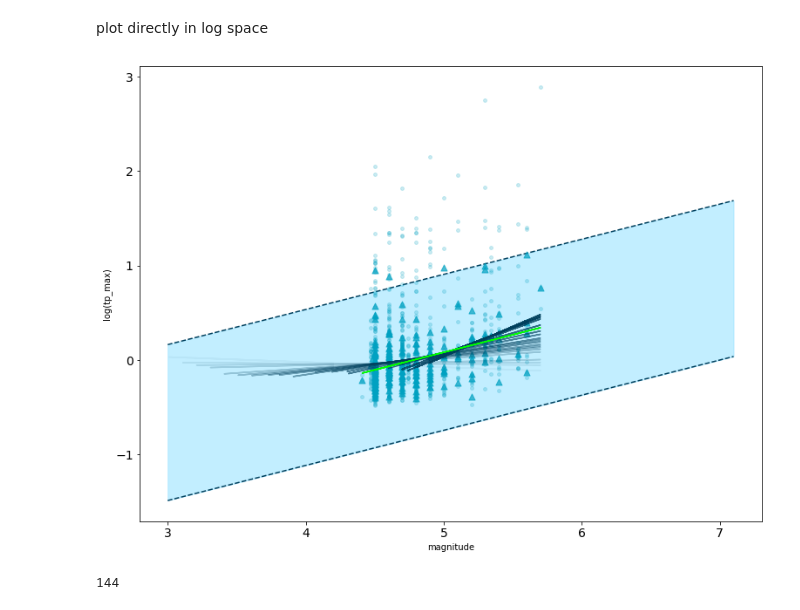
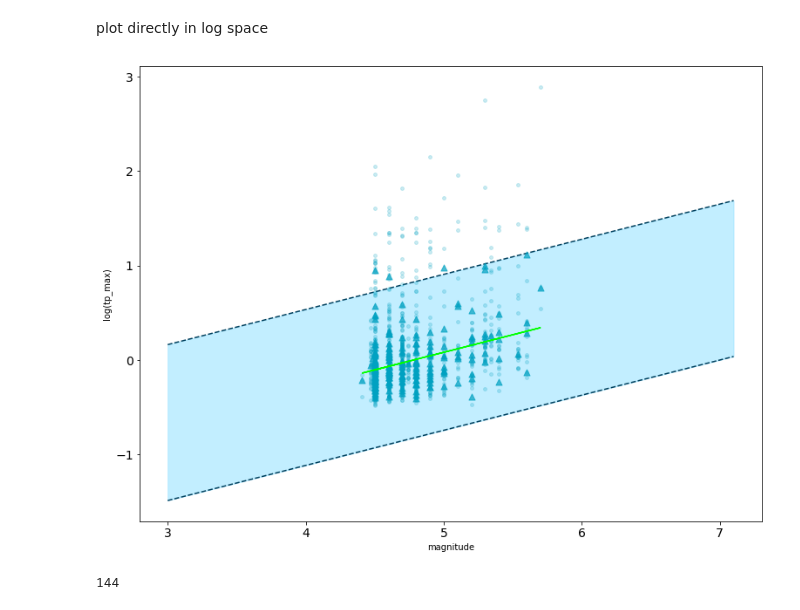
Before and after one commit to RebeccaColquhoun/seismo_det, a Jupyter notebook: code/tpmax_analysis.ipynb, the cells around one changed output. Cells and saved outputs as stored; diff of their text form; code cells hidden in the pictures.

```diff
--- a/code/tpmax_analysis.ipynb
+++ b/code/tpmax_analysis.ipynb
@@ -243,7 +243,7 @@ for mag_lim in np.arange(3, 5, 0.1):
                 x_aves_tc.append(list_mags[i])
     popt, pcov = curve_fit(model_function_2, x_aves_tp, y_aves_tp)
     #print(len(x_tp), mag_lim, popt)
-    axs.plot(np.array(x_aves_tp), model_function_2(np.array(x_aves_tp), *popt), color = '#003f5c', alpha = count/21, zorder =10)
+    #axs.plot(np.array(x_aves_tp), model_function_2(np.array(x_aves_tp), *popt), color = '#003f5c', alpha = count/21, zorder =10)
     if str(mag_lim) == str(4.4):
         popt, pcov = curve_fit(model_function_2, x_aves_tp, y_aves_tp, absolute_sigma = True)
         axs.plot(np.array(x_aves_tp), model_function_2(np.array(x_aves_tp), *popt), color='lime', zorder =100)
@@ -255,36 +255,36 @@ for mag_lim in np.arange(3, 5, 0.1):
 
         perr = np.sqrt(np.diag(pcov))
         #print(popt, perr)
         x_me = np.arange(3, 7.2, 0.1)
         x_lower_me = x_me - perr[1]*2
         x_upper_me =  x_me + perr[1]*2
         y_me = popt[0]*x_me+popt[1]
-        y_lower_me = popt[0]*x_lower-popt[1]
-        y_upper_me = popt[0]*x_upper-popt[1]
+        y_lower_me = popt[0]*x_lower_me-popt[1]
+        y_upper_me = popt[0]*x_upper_me-popt[1]
         #axs[0].plot(x, y_me, color = '')
         axs.fill_between(x_me, model_function_2(np.array(x_lower_me), *popt), model_function_2(np.array(x_upper_me), *popt), color = '#8adfff', alpha = 0.52, zorder =1)
         axs.plot(x_me, model_function_2(np.array(x_lower_me), *popt), color = '#003f5c', linestyle = '--', zorder =2)
         axs.plot(x_me, model_function_2(np.array(x_upper_me), *popt), color = '#003f5c', linestyle = '--', zorder =2)
             # add 2 * std banding
     #axs[0].set_ylim([0.2,2])
     #axs[0].set_yscale('log')
     #axs[1].set_yscale('log')
     count += 1
 #x = np.arange(3, 7.2, 0.1)
 #y = 0.14*x-0.83
 #axs.plot(x, y, color = '#2a83ab', zorder =12)
 axs.set_xlabel("magnitude")
 #axs[1].set_xlabel("magnitude")
 axs.set_ylabel("log(tp_max)")
 #axs[1].set_ylabel("tc")
 #axs.set_title("tp_max")
 #axs[1].set_title("tc")
 #fig.suptitle("median = triangle")
 axs.tick_params(axis='both', which='major', labelsize=14)
 axs.tick_params(axis='both', which='minor', labelsize=14)
 #axs.set_ylim(-1, 1)
 # %% [output]
-[figure, old version]
+[figure, new version]
 # %%
 eq_count = 0
 for i  in range(0, len(list_mags)):
```
Also changed, not shown: parts of 3 cells of this notebook, 16 other files.
